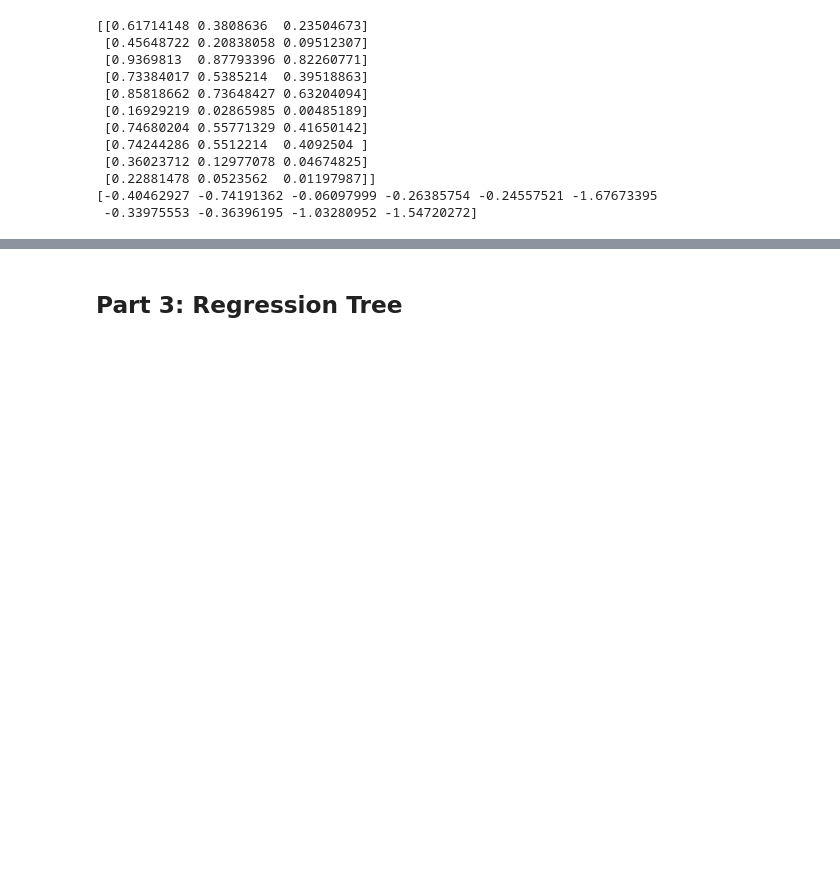
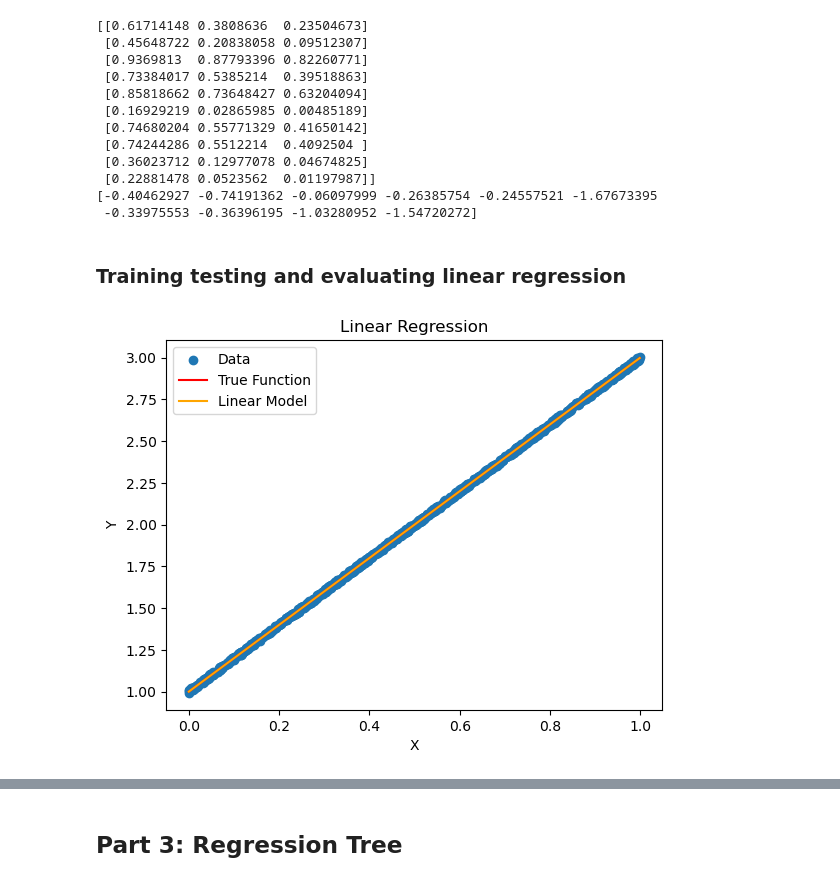
Before and after one commit to malopez3/cs6220_homework, a Jupyter notebook: Marco Lopez CS6220 HW 2.ipynb, the cells around one changed output, grey strips where cells are left out. Drawn from its saved outputs; the diff is of its cells as text; code cells hidden in the pictures; blank space fills up the shorter version.

```diff
--- a/Marco Lopez CS6220 HW 2.ipynb
+++ b/Marco Lopez CS6220 HW 2.ipynb
@@ -120,3 +120,47 @@ def predict(weights, X_test):
 
 def evaluate_model(predictions, y_test):
     return np.sqrt(np.mean((y_test - predictions) ** 2))
+# %% [markdown]
+### Training testing and evaluating linear regression
+# %%
+# Create data set
+data = generate_noisy_dataset(functions = [], true_function = lambda x: 2*x + 1, x_range = [0.0, 1.0], n_samples = 1000, noise_level = 0.01)
+
+# Split data into X and y
+data = np.array(data)
+X = data[:, :-1]
+y = data[:, -1]
+
+# Split into 80% train and 20% test set
+X_train, X_test, y_train, y_test = train_test_split(X, y, test_size = 0.2, random_state = 53)
+
+# Calculate the weights
+weights = fit(X_train, y_train)
+# %%
+# Plot creation
+
+# X values for plotting the functions
+x_values = np.linspace(X.min(), X.max(), 500)
+
+# True function
+true_y = 2 * x_values + 1
+
+# Linear model using the calculated weights
+model_y = weights[0] + weights[1] * x_values
+
+# Scatter plot of the data
+plt.scatter(X, y, label="Data")
+
+# Plot true function
+plt.plot(x_values, true_y, color = "red", label="True Function")
+
+# Plot linear regression model
+plt.plot(x_values, model_y, color = "orange", label="Linear Model")
+
+plt.xlabel("X")
+plt.ylabel("Y")
+plt.title("Linear Regression")
+plt.legend()
+plt.show()
+# %% [output]
+[figure, added]
```
Also changed, not shown: parts of 20 cells of this notebook.
